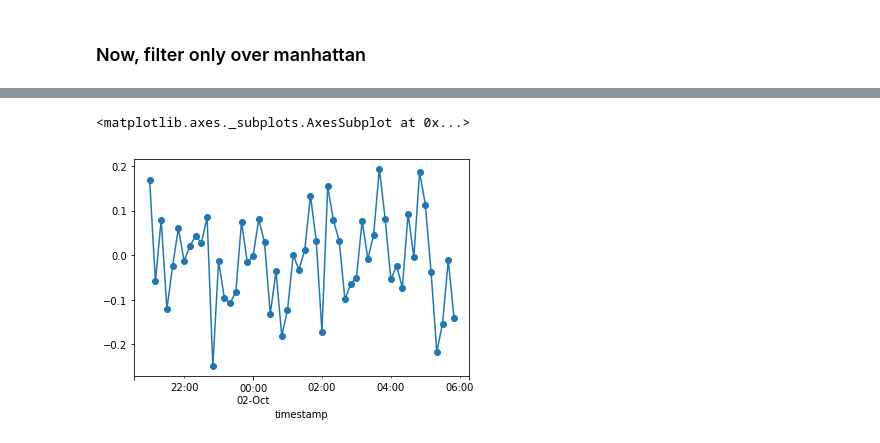
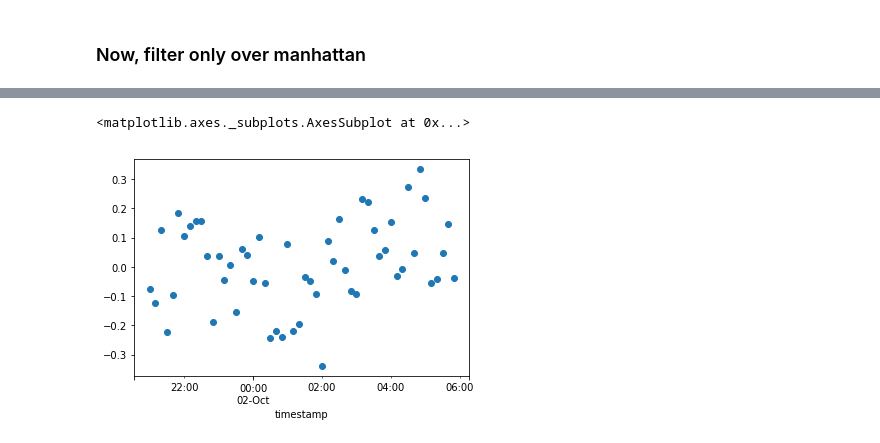
Before and after one commit to cmoscardi/independent_2018, a Jupyter notebook: join/join_oct1.ipynb, the cells around one changed output, grey strips where cells are left out. Cells and saved outputs as stored; diff of their text form; code cells hidden in the pictures.

Commit message:
some time series

```diff
--- a/join/join_oct1.ipynb
+++ b/join/join_oct1.ipynb
@@ -22,3 +24,6 @@ light_levels = pd.concat((process_light_csv(f) for f in light_levels_files), ign
+# %%
+light_levels = df = pd.read_csv("../image/kriged/2017-10-01_filtd.csv")
+df["timestamp"] = pd.to_datetime(df["timestamp"])
 # %%
 light_levels.groupby("timestamp").z.mean().plot()
 # %% [output]
@@ -70,8 +45,3 @@ radar_levels = pd.concat((process_radar_csv(fname)\
 
 t_filt = (radar_levels.Date_Time >= "2017-10-01 21:00") & (radar_levels.Date_Time <= "2017-10-02 06:00")
 radar_levels = radar_levels[t_filt]
-# %%
-import numpy as np
-light_ixd = light_levels.set_index('timestamp').sort_index()
-radar_ixd = radar_levels.set_index('Date_Time').sort_index()
-equal_size = radar_ixd[radar_ixd.index != radar_ixd.index[-1]]
@@ -86,0 +48,15 @@ radar_to_join = equal_size.reset_index()
+# %%
+import numpy as np
+radar_ixd = radar_levels.set_index("Date_Time").sort_index()
+equal_size = radar_ixd[radar_ixd.index != radar_ixd.index[-1]].reset_index()
+print(equal_size.Date_Time.nunique(), light_levels.timestamp.nunique())
+replacement_dict = {k: v for k, v in zip(np.sort(equal_size.Date_Time.unique()),
+                                         np.sort(light_levels.timestamp.unique()))}
+
+karr =  np.array(list(replacement_dict.keys()))
+
+def f(x):
+    thing = karr[np.abs(karr - np.datetime64(x)).argmin()]
+    return replacement_dict[thing]
+
+equal_size["Date_Time_Join"] = equal_size.Date_Time.astype(np.datetime64).apply(f)
@@ -87,5 +65,6 @@ radar_to_join = equal_size.reset_index()
 # %%
-mgd = light_to_join.merge(radar_to_join,
+mgd = light_levels.merge(equal_size,
                     left_on=["timestamp", "x", "y"],
-                    right_on=["timestamp", "lon", "lat"])
+                    right_on=["Date_Time_Join", "lon", "lat"])
+mgd.shape
 # %% [output]
@@ -176,5 +147,5 @@ plt.show()
 # %%
-joined.groupby("timestamp").apply(lambda g: np.corrcoef(g["dbzh"], g["z"])[0, 1]).plot(style='-o')
+mgd.groupby("timestamp").apply(lambda g: np.corrcoef(g["dbzh"], g["z"])[0, 1]).plot(style='o')
 # %% [output]
 <matplotlib.axes._subplots.AxesSubplot at 0x...>
-[figure, old version]
+[figure, new version]
```
Also changed, not shown: parts of 23 cells of this notebook, 6 other files.
